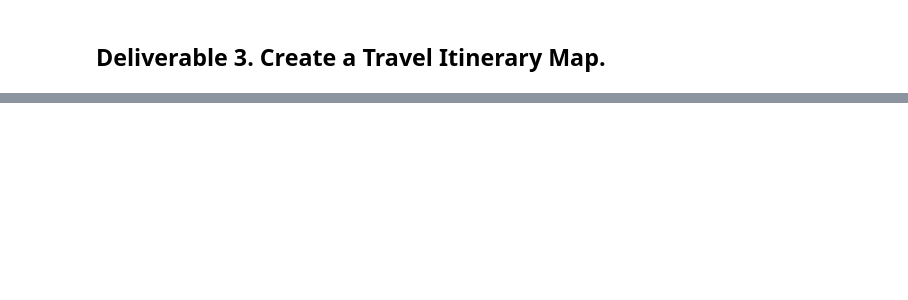
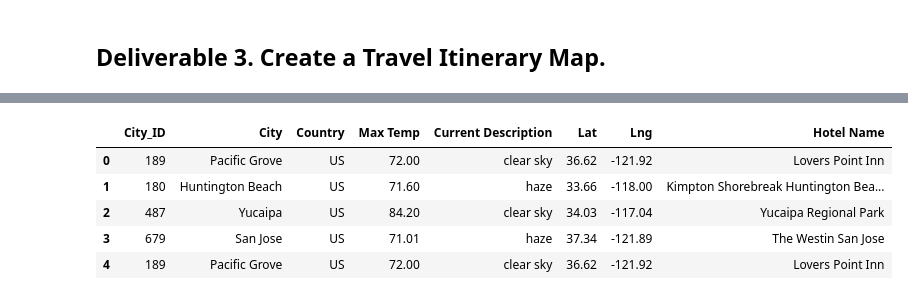
Before and after one commit to agoulart250/World_Weather_Analysis, a Jupyter notebook: Vacation_Itinerary.ipynb, the cells around one changed output, grey strips where cells are left out. Drawn from its saved outputs; the diff is of its cells as text; code cells hidden in the pictures; blank space fills up the shorter version.

```diff
--- a/Vacation_Itinerary.ipynb
+++ b/Vacation_Itinerary.ipynb
@@ -58,10 +59,10 @@ fig
 # 5. Create DataFrames for each city by filtering the 'vacation_df' using the loc method.
 # Hint: The starting and ending city should be the same city.
 
-vacation_start = vacation_df.loc[]
-vacation_end = vacation_df.loc[]
-vacation_stop1 = vacation_df.loc[]
-vacation_stop2 = vacation_df.loc[]
-vacation_stop3 = vacation_df.loc[]
+vacation_start = vacation_df.loc[vacation_df['City']== 'Pacific Grove']
+vacation_end = vacation_df.loc[vacation_df['City']== 'Pacific Grove']
+vacation_stop1 = vacation_df.loc[vacation_df['City']== 'Huntington Beach']
+vacation_stop2 = vacation_df.loc[vacation_df['City']== 'Yucaipa']
+vacation_stop3 = vacation_df.loc[vacation_df['City']== 'San Jose']
 # %%
 # 6. Get the latitude-longitude pairs as tuples from each city DataFrame using the to_numpy function and list indexing.
@@ -76,8 +89,15 @@ stop3 =
 # %%
 # 8. To create a marker layer map between the four cities.
 #  Combine the four city DataFrames into one DataFrame using the concat() function.
-itinerary_df = pd.concat([],ignore_index=True)
+itinerary_df = pd.concat([vacation_start,vacation_stop1,vacation_stop2,vacation_stop3,vacation_end],ignore_index=True)
 itinerary_df
+# %% [output]
+|  | City_ID | City | Country | Max Temp | Current Description | Lat | Lng | Hotel Name |
+| 0 | 189 | Pacific Grove | US | 72.00 | clear sky | 36.62 | -121.92 | Lovers Point Inn |
+| 1 | 180 | Huntington Beach | US | 71.60 | haze | 33.66 | -118.00 | Kimpton Shorebreak Huntington Bea... |
+| 2 | 487 | Yucaipa | US | 84.20 | clear sky | 34.03 | -117.04 | Yucaipa Regional Park |
+| 3 | 679 | San Jose | US | 71.01 | haze | 37.34 | -121.89 | The Westin San Jose |
+| 4 | 189 | Pacific Grove | US | 72.00 | clear sky | 36.62 | -121.92 | Lovers Point Inn |
 # %%
 # 9 Using the template add city name, the country code, the weather description and maximum temperature for the city.
 info_box_template = """
```
Also changed, not shown: parts of 6 cells of this notebook, 8 other files.
